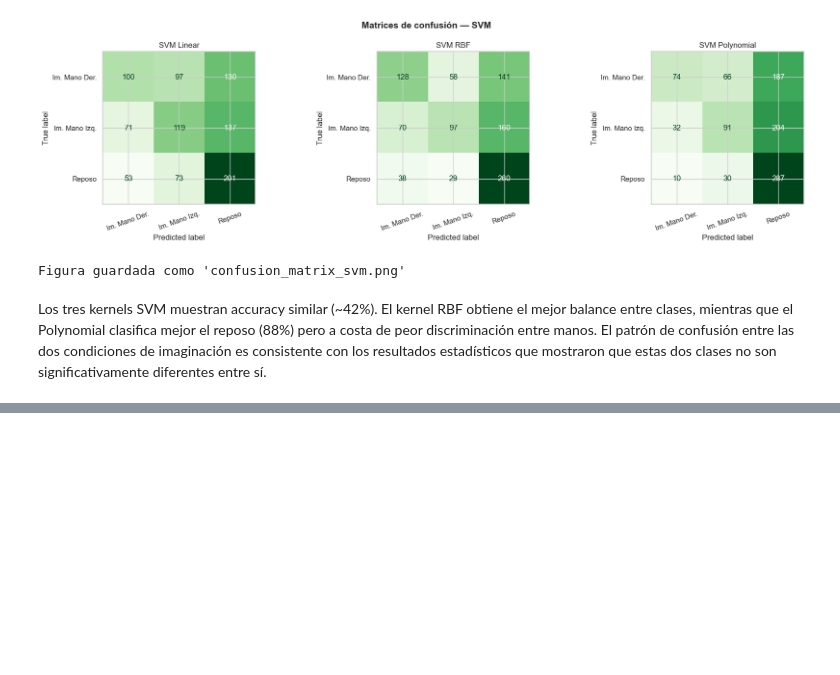
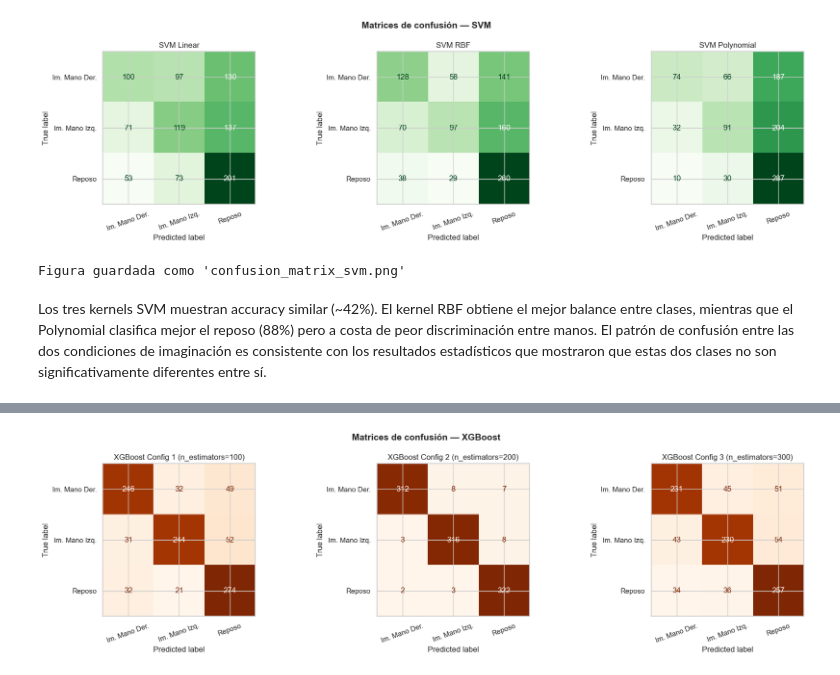
Before and after one commit to Valengaob/Lab_Biosenales2026, a Jupyter notebook: Proyecto/ProyectoFinal.ipynb, the cells around one changed output, grey strips where cells are left out. Cells and saved outputs as stored; diff of their text form; code cells hidden in the pictures; blank space fills up the shorter version.

Commit message:
Clasificación XGBoost: 3 configuraciones con K-Fold, matrices de confusión y comparación final de todos los modelos

```diff
--- a/Proyecto/ProyectoFinal.ipynb
+++ b/Proyecto/ProyectoFinal.ipynb
@@ -1923,0 +1964,83 @@ con los resultados estadísticos que mostraron que estas dos clases no son signi
+# %%
+#22 XGBoost con K-Fold Cross Validation
+
+from xgboost import XGBClassifier
+
+# Configuraciones XGBoost
+configuraciones_xgb = {
+    'XGBoost Config 1\n(n_estimators=100)': XGBClassifier(
+        n_estimators=100,
+        max_depth=3,
+        learning_rate=0.1,
+        random_state=42,
+        eval_metric='mlogloss',
+        verbosity=0
+    ),
+    'XGBoost Config 2\n(n_estimators=200)': XGBClassifier(
+        n_estimators=200,
+        max_depth=5,
+        learning_rate=0.05,
+        random_state=42,
+        eval_metric='mlogloss',
+        verbosity=0
+    ),
+    'XGBoost Config 3\n(n_estimators=300)': XGBClassifier(
+        n_estimators=300,
+        max_depth=4,
+        learning_rate=0.01,
+        random_state=42,
+        eval_metric='mlogloss',
+        verbosity=0
+    ),
+}
+
+resultados_xgb = {}
+
+for nombre, modelo in configuraciones_xgb.items():
+    accuracies = []
+    f1_scores = []
+
+    for fold, (train_idx, test_idx) in enumerate(skf.split(X_scaled, y_encoded)):
+        X_train, X_test = X_scaled[train_idx], X_scaled[test_idx]
+        y_train, y_test = y_encoded[train_idx], y_encoded[test_idx]
+
+        modelo.fit(X_train, y_train)
+        y_pred = modelo.predict(X_test)
+
+        accuracies.append(accuracy_score(y_test, y_pred))
+        f1_scores.append(f1_score(y_test, y_pred, average='weighted'))
+
+    resultados_xgb[nombre] = {
+        'accuracy_mean': np.mean(accuracies),
+        'accuracy_std': np.std(accuracies),
+        'f1_mean': np.mean(f1_scores),
+        'f1_std': np.std(f1_scores)
+    }
+
+    nombre_limpio = nombre.replace('\n', ' ')
+    print(f" {nombre_limpio}")
+    print(f"   Accuracy: {np.mean(accuracies):.4f} ± {np.std(accuracies):.4f}")
+    print(f"   F1-score: {np.mean(f1_scores):.4f} ± {np.std(f1_scores):.4f}\n")
+
+# Matrices de confusión
+fig, axes = plt.subplots(1, 3, figsize=(18, 5))
+fig.suptitle('Matrices de confusión — XGBoost',
+             fontsize=14, fontweight='bold')
+
+nombres_clases = ['Im. Mano Der.', 'Im. Mano Izq.', 'Reposo']
+
+for ax, (nombre, modelo) in zip(axes, configuraciones_xgb.items()):
+    modelo.fit(X_scaled, y_encoded)
+    y_pred = modelo.predict(X_scaled)
+    cm = confusion_matrix(y_encoded, y_pred)
+    disp = ConfusionMatrixDisplay(confusion_matrix=cm,
+                                   display_labels=nombres_clases)
+    disp.plot(ax=ax, colorbar=False, cmap='Oranges')
+    ax.set_title(nombre.replace('\n', ' '))
+    ax.tick_params(axis='x', rotation=20)
+
+plt.tight_layout()
+plt.savefig('confusion_matrix_xgb.png', dpi=150, bbox_inches='tight')
+plt.show()
+print("Figura guardada como 'confusion_matrix_xgb.png'")
+# %% [output]
@@ -1923,0 +2058 @@ con los resultados estadísticos que mostraron que estas dos clases no son signi
+[figure, added]
```
Also changed, not shown: parts of 10 cells of this notebook, 2 other files.
